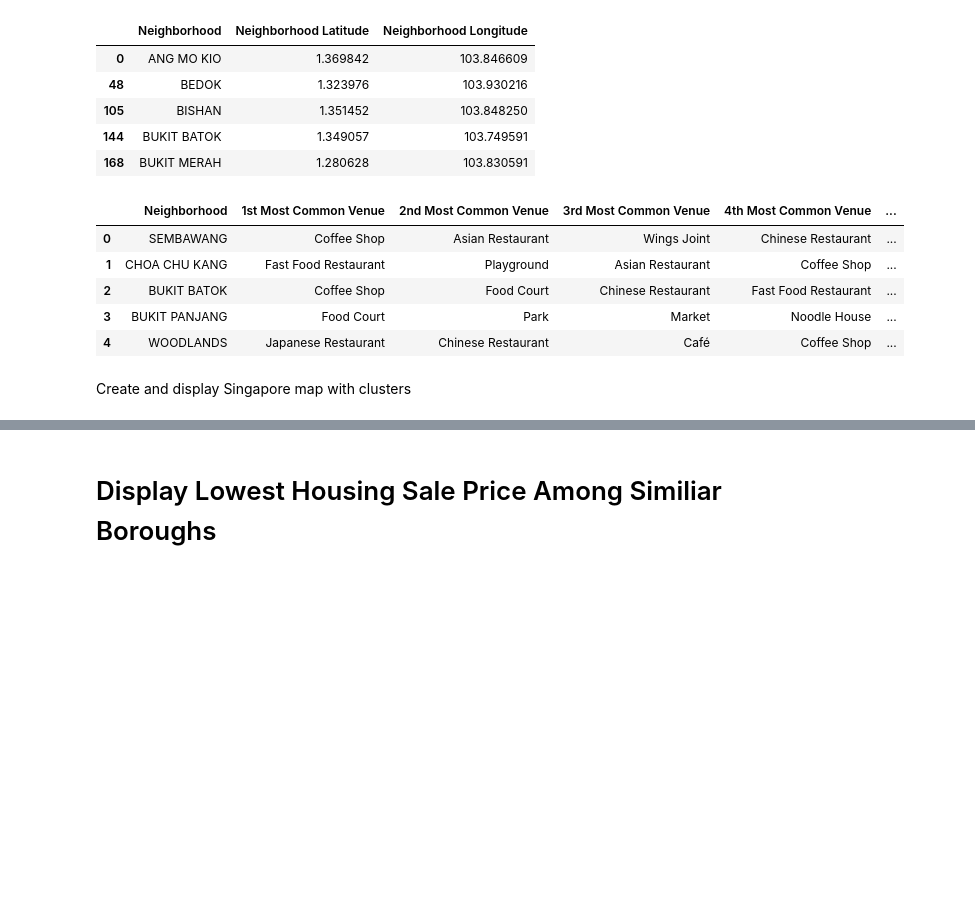
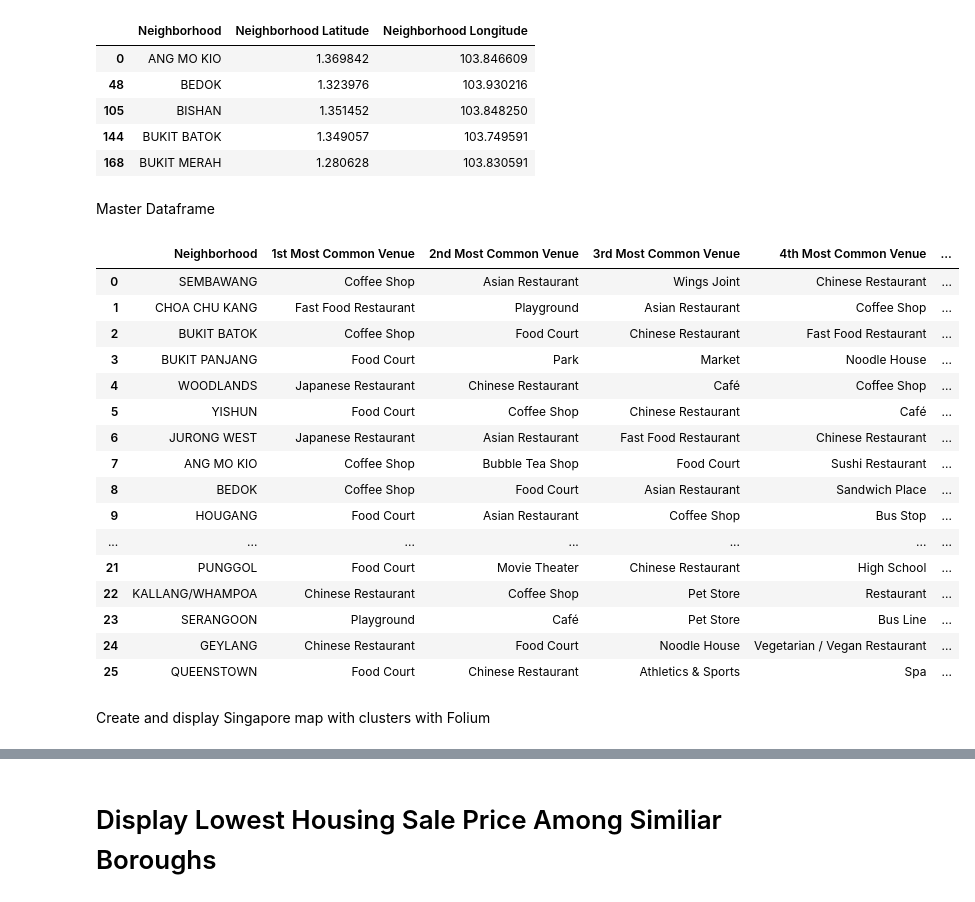
Before and after one commit to fabiankoh/AppliedDataScienceCapstone, a Jupyter notebook: Applied Data Science CapstoneProjectW4-5.ipynb, the cells around one changed output, grey strips where cells are left out. Saved outputs shown, nothing was run; the diff lists cells and outputs as text; code cells hidden in the pictures; blank space fills up the shorter version.

```diff
--- a/Applied Data Science CapstoneProjectW4-5.ipynb
+++ b/Applied Data Science CapstoneProjectW4-5.ipynb
@@ -571,17 +575,30 @@ sin_neighborhood_location.head()
 # %%
 #Merge both dataframe together to get both Cluster number and Average Resale Price
 combined_data_location = combined_data_sorted.merge(sin_neighborhood_location, on='Neighborhood', how='left')
+# %% [markdown]
+Master Dataframe
 # %%
-combined_data_location.head()
+combined_data_location
 # %% [output]
 |  | Neighborhood | 1st Most Common Venue | 2nd Most Common Venue | 3rd Most Common Venue | 4th Most Common Venue | ... |
 | 0 | SEMBAWANG | Coffee Shop | Asian Restaurant | Wings Joint | Chinese Restaurant | ... |
 | 1 | CHOA CHU KANG | Fast Food Restaurant | Playground | Asian Restaurant | Coffee Shop | ... |
 | 2 | BUKIT BATOK | Coffee Shop | Food Court | Chinese Restaurant | Fast Food Restaurant | ... |
 | 3 | BUKIT PANJANG | Food Court | Park | Market | Noodle House | ... |
 | 4 | WOODLANDS | Japanese Restaurant | Chinese Restaurant | Café | Coffee Shop | ... |
+| 5 | YISHUN | Food Court | Coffee Shop | Chinese Restaurant | Café | ... |
+| 6 | JURONG WEST | Japanese Restaurant | Asian Restaurant | Fast Food Restaurant | Chinese Restaurant | ... |
+| 7 | ANG MO KIO | Coffee Shop | Bubble Tea Shop | Food Court | Sushi Restaurant | ... |
+| 8 | BEDOK | Coffee Shop | Food Court | Asian Restaurant | Sandwich Place | ... |
+| 9 | HOUGANG | Food Court | Asian Restaurant | Coffee Shop | Bus Stop | ... |
+| ... | ... | ... | ... | ... | ... | ... |
+| 21 | PUNGGOL | Food Court | Movie Theater | Chinese Restaurant | High School | ... |
+| 22 | KALLANG/WHAMPOA | Chinese Restaurant | Coffee Shop | Pet Store | Restaurant | ... |
+| 23 | SERANGOON | Playground | Café | Pet Store | Bus Line | ... |
+| 24 | GEYLANG | Chinese Restaurant | Food Court | Noodle House | Vegetarian / Vegan Restaurant | ... |
+| 25 | QUEENSTOWN | Food Court | Chinese Restaurant | Athletics & Sports | Spa | ... |
 # %% [markdown]
-Create and display Singapore map with clusters
+Create and display Singapore map with clusters with Folium
 # %%
 # create map
 map_clusters = folium.Map(location=[sin_latitude, sin_longitude], zoom_start=11)
```
Also changed, not shown: parts of 7 cells of this notebook.
